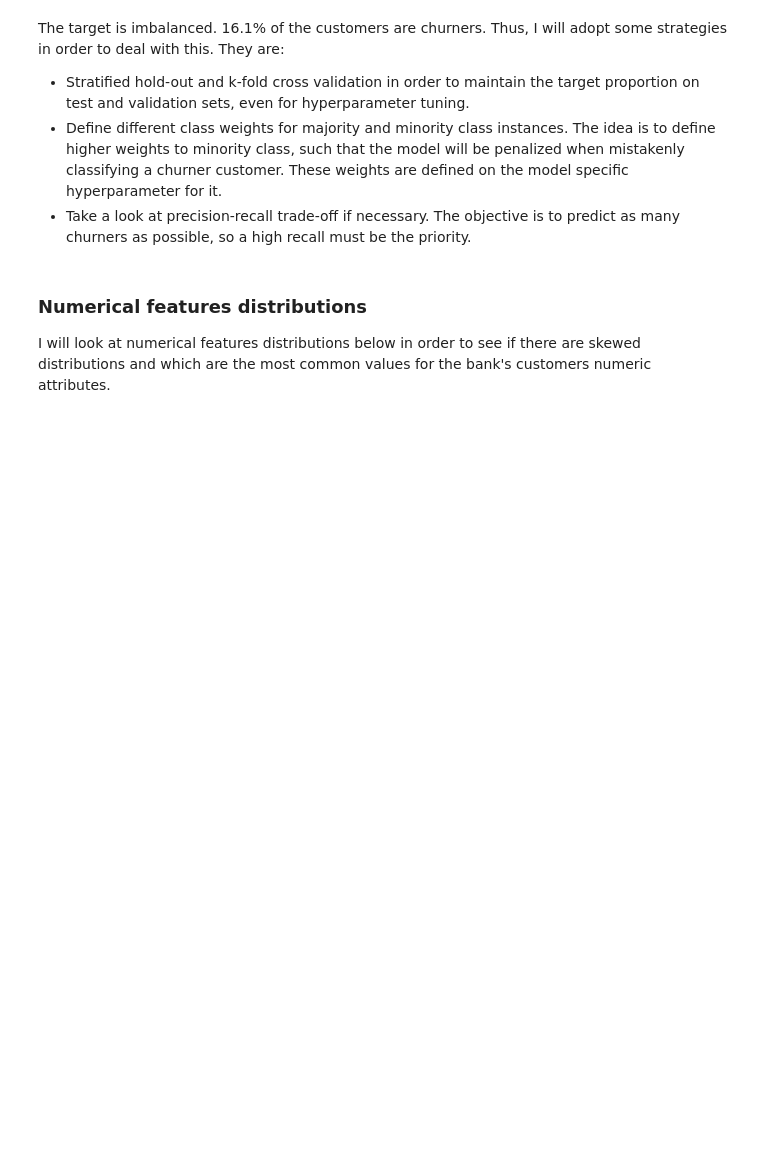
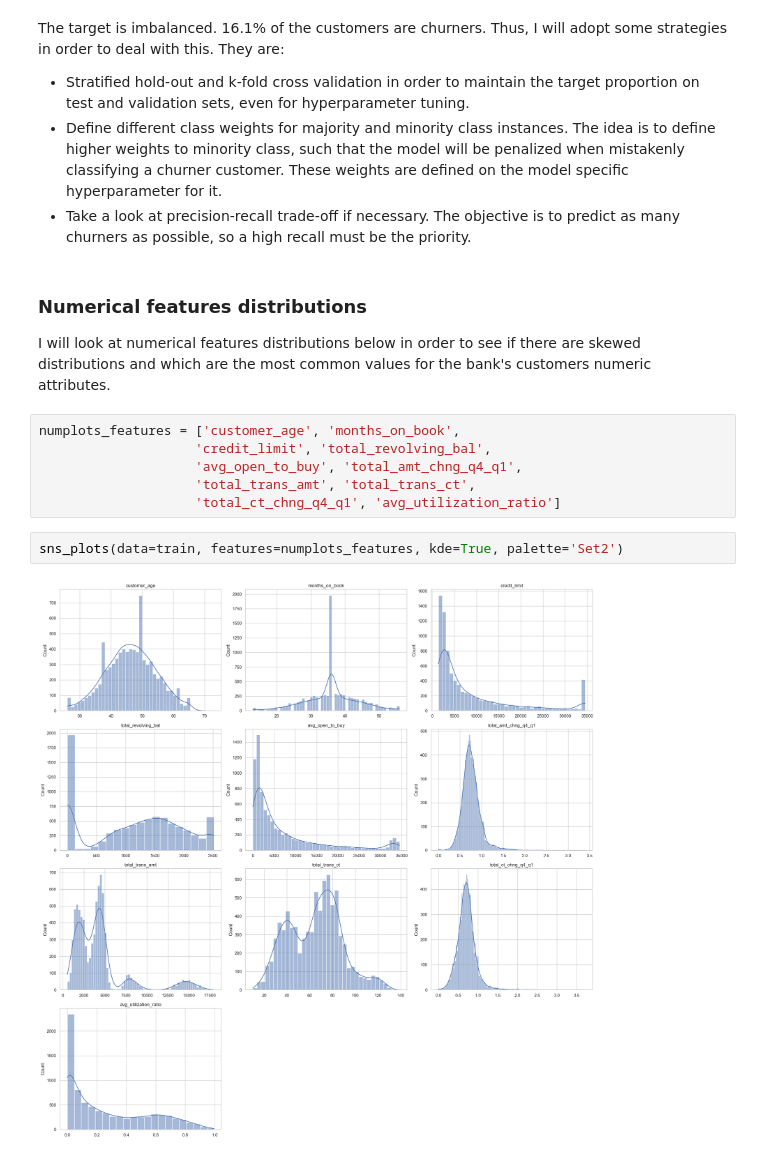
Before and after one commit to allmeidaapedro/Churn-Prediction-Credit-Card, a Jupyter notebook: notebooks/1. EDA.ipynb, the cells around one changed output. Cells and saved outputs as stored; diff of their text form; blank space fills up the shorter version.

```diff
--- a/notebooks/1. EDA.ipynb
+++ b/notebooks/1. EDA.ipynb
@@ -344,3 +344,13 @@ The target is imbalanced. 16.1% of the customers are churners. Thus, I will adop
 # %% [markdown]
 ### Numerical features distributions
 I will look at numerical features distributions below in order to see if there are skewed distributions and which are the most common values for the bank's customers numeric attributes.
+# %%
+numplots_features = ['customer_age', 'months_on_book',
+                    'credit_limit', 'total_revolving_bal',
+                    'avg_open_to_buy', 'total_amt_chng_q4_q1',
+                    'total_trans_amt', 'total_trans_ct',
+                    'total_ct_chng_q4_q1', 'avg_utilization_ratio']
+# %%
+sns_plots(data=train, features=numplots_features, kde=True, palette='Set2')
+# %% [output]
+[figure, added]
```
Also changed, not shown: parts of 10 cells of this notebook.
